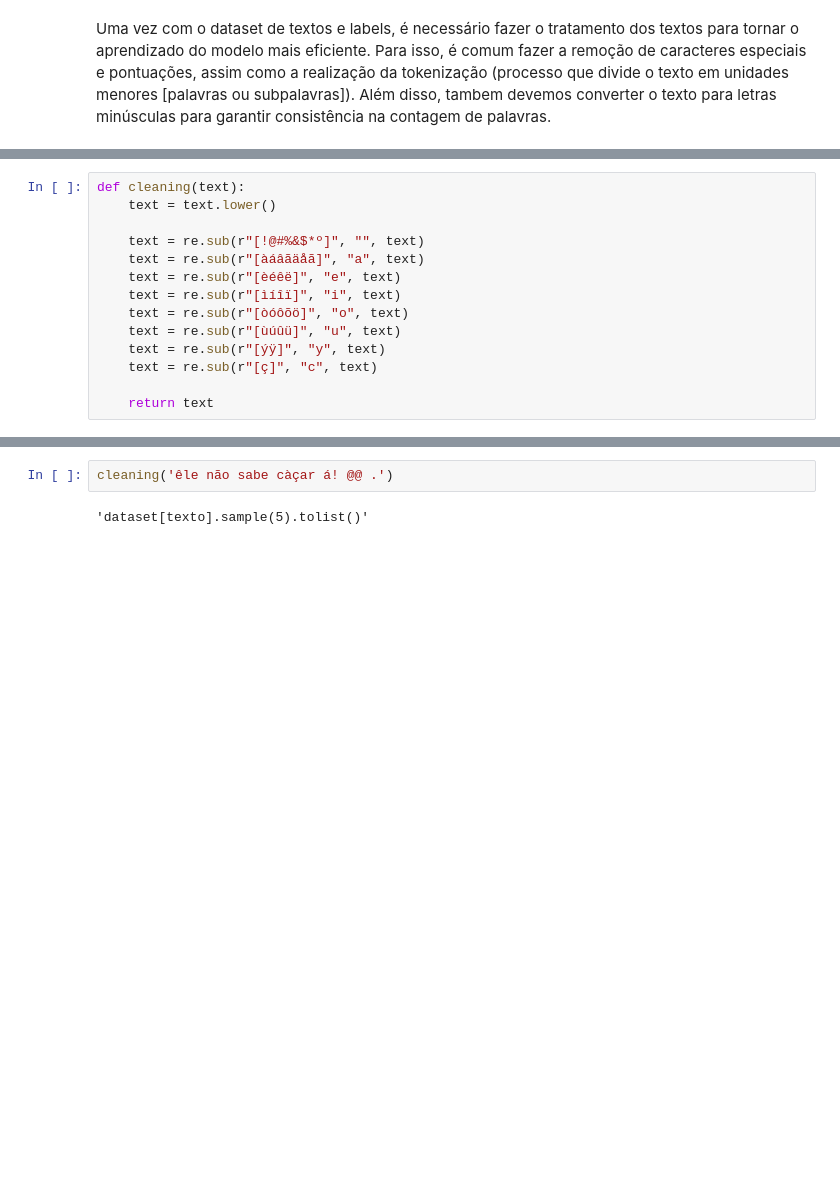
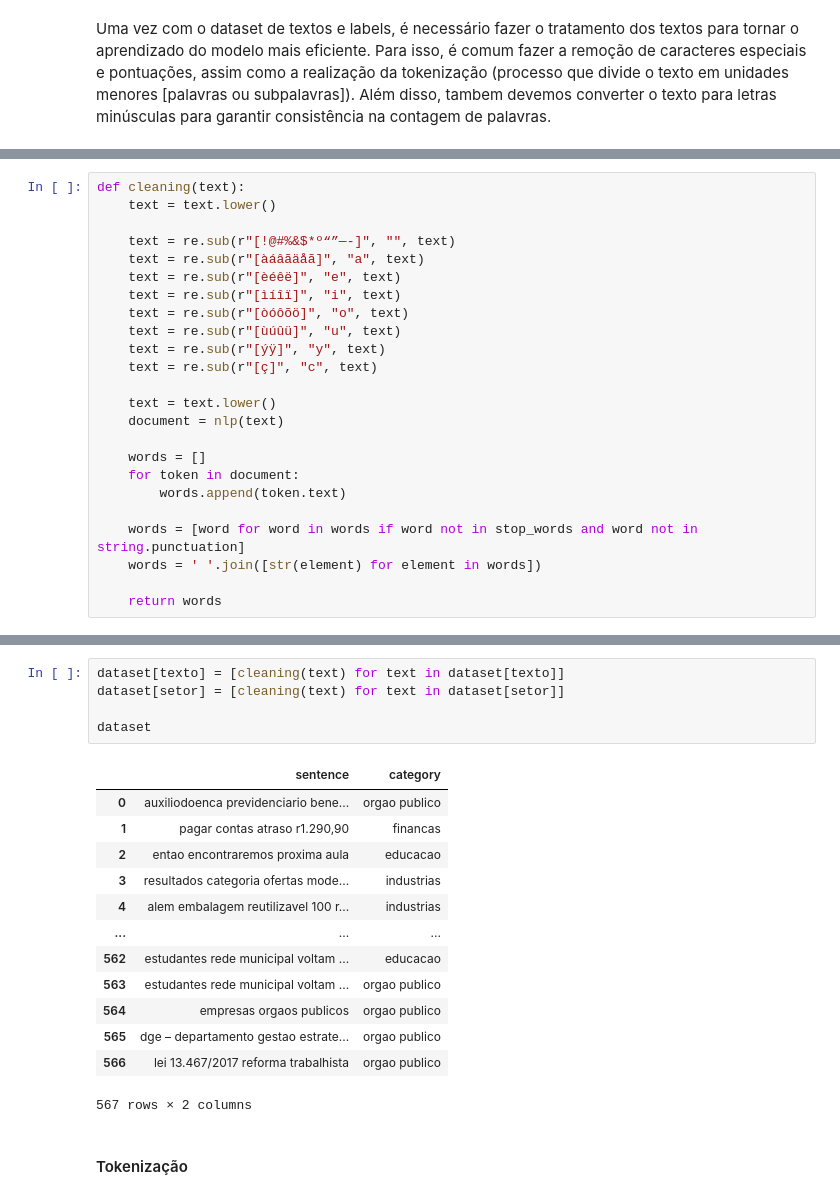
Before and after one commit to MatheussAlvess/NLP_Sectors, a Jupyter notebook: analysis.ipynb, the cells around one changed output, grey strips where cells are left out. Saved outputs shown, nothing was run; the diff lists cells and outputs as text; blank space fills up the shorter version.

Commit message:
tokenizing texts

```diff
--- a/analysis.ipynb
+++ b/analysis.ipynb
@@ -151,7 +168,7 @@ stop_words = sp.lang.pt.STOP_WORDS
 def cleaning(text):
     text = text.lower()
 
-    text = re.sub(r"[!@#%&$*º]", "", text)
+    text = re.sub(r"[!@#%&$*º“”—-]", "", text)
     text = re.sub(r"[àáâãäåã]", "a", text)
     text = re.sub(r"[èéêë]", "e", text)
     text = re.sub(r"[ìíîï]", "i", text)
@@ -160,7 +177,17 @@ def cleaning(text):
     text = re.sub(r"[ýÿ]", "y", text)
     text = re.sub(r"[ç]", "c", text)
 
-    return text
+    text = text.lower()
+    document = nlp(text)
+
+    words = []
+    for token in document:
+        words.append(token.text)
+
+    words = [word for word in words if word not in stop_words and word not in string.punctuation]
+    words = ' '.join([str(element) for element in words])
+
+    return words
 # %%
 for text in dataset[texto].sample(5).tolist():
     print(text)
@@ -188,4 +215,21 @@ clausula anticorrupcao - instrucao normativa conjunta cge/sea n 01/2020
-# %%
-cleaning('êle não sabe càçar á! @@ .')
-# %% [output]
-'dataset[texto].sample(5).tolist()'
+# %%
+dataset[texto] = [cleaning(text) for text in dataset[texto]]
+dataset[setor] = [cleaning(text) for text in dataset[setor]]
+
+dataset
+# %% [output]
+|  | sentence | category |
+| 0 | auxiliodoenca previdenciario bene... | orgao publico |
+| 1 | pagar contas atraso r1.290,90 | financas |
+| 2 | entao encontraremos proxima aula | educacao |
+| 3 | resultados categoria ofertas mode... | industrias |
+| 4 | alem embalagem reutilizavel 100 r... | industrias |
+| ... | ... | ... |
+| 562 | estudantes rede municipal voltam ... | educacao |
+| 563 | estudantes rede municipal voltam ... | orgao publico |
+| 564 | empresas orgaos publicos | orgao publico |
+| 565 | dge – departamento gestao estrate... | orgao publico |
+| 566 | lei 13.467/2017 reforma trabalhista | orgao publico |
+567 rows × 2 columns
+# %% [markdown]
+#### Tokenização
```
Also changed, not shown: parts of 14 cells of this notebook.
